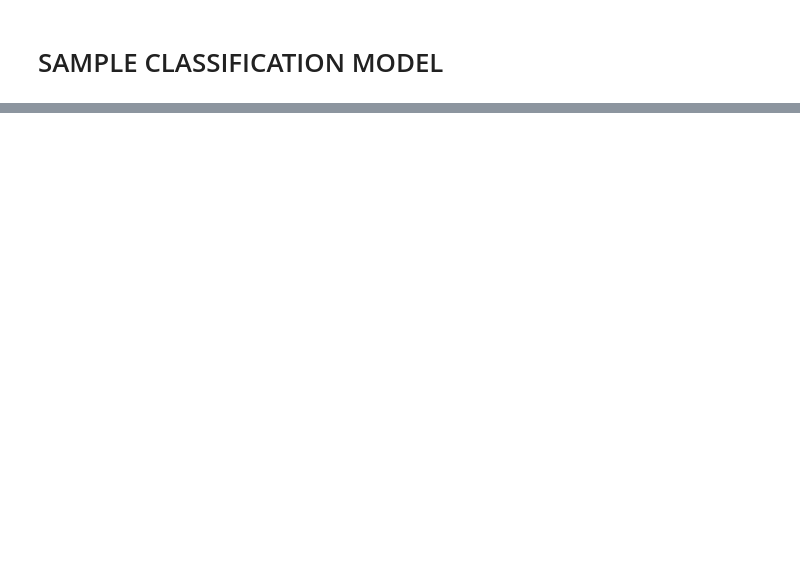
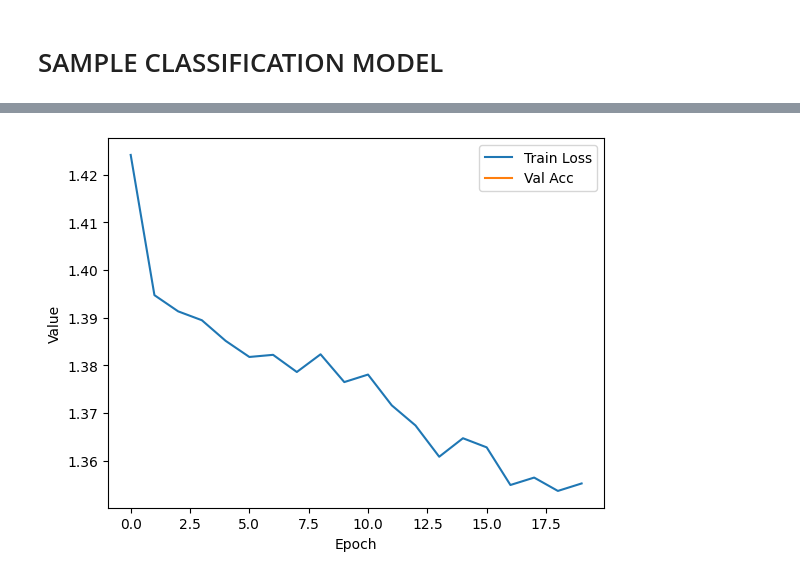
Before and after one commit to Slimjammer/Robot-Control-using-EEG, a Jupyter notebook: pipeline.ipynb, the cells around one changed output, grey strips where cells are left out. Cells and saved outputs as stored; diff of their text form; code cells hidden in the pictures; blank space fills up the shorter version.

```diff
--- a/pipeline.ipynb
+++ b/pipeline.ipynb
@@ -345,0 +686,31 @@ y_val_tensor = torch.tensor(y_val, dtype=torch.long)
+# %%
+train_loss_history = []
+val_acc_history = []
+
+for epoch in trange(20, desc="Training Epochs"):
+    model.train()
+    train_loss = 0
+    for xb, yb in train_loader:
+        xb, yb = xb.to(device), yb.to(device)
+        optimizer.zero_grad()
+        out = model(xb)
+        loss = criterion(out, yb)
+        loss.backward()
+        optimizer.step()
+        train_loss += loss.item() * xb.size(0)
+
+    train_loss_history.append(train_loss / len(train_loader.dataset))
+
+    # validation
+    model.eval()
+    correct = 0
+    total = 0
+    with torch.no_grad():
+        for xb, yb in val_loader:
+            xb, yb = xb.to(device), yb.to(device)
+            pred = model(xb).argmax(dim=1)
+            correct += (pred == yb).sum().item()
+            total += yb.size(0)
+        val_acc = correct / total
+
+    print(f"Epoch {epoch+1}: Train Loss={train_loss:.4f}, Val Acc={val_acc:.4f}")
@@ -345,0 +731,11 @@ y_val_tensor = torch.tensor(y_val, dtype=torch.long)
+# %%
+import matplotlib.pyplot as plt
+
+plt.plot(train_loss_history, label='Train Loss')
+plt.plot(val_acc_history, label='Val Acc')
+plt.xlabel('Epoch')
+plt.ylabel('Value')
+plt.legend()
+plt.show()
+# %% [output]
+[figure, added]
```
Also changed, not shown: parts of 21 cells of this notebook, 1 other file.
